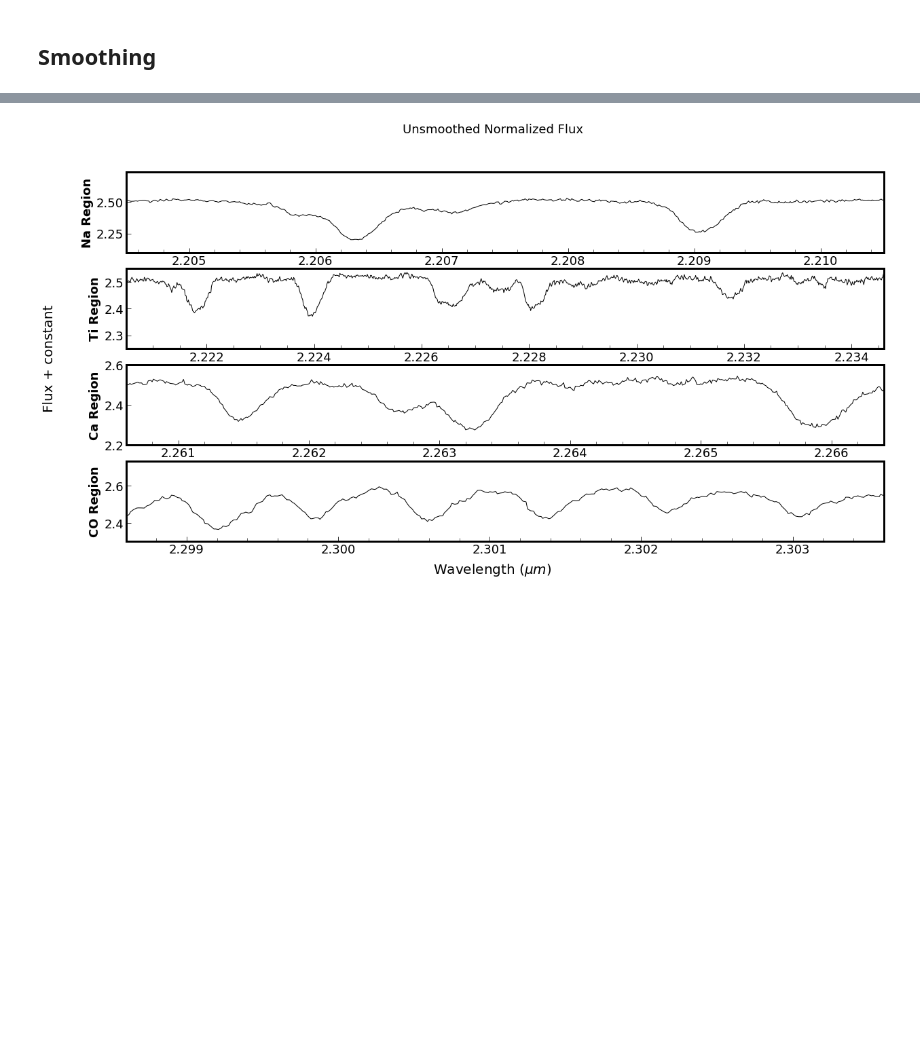
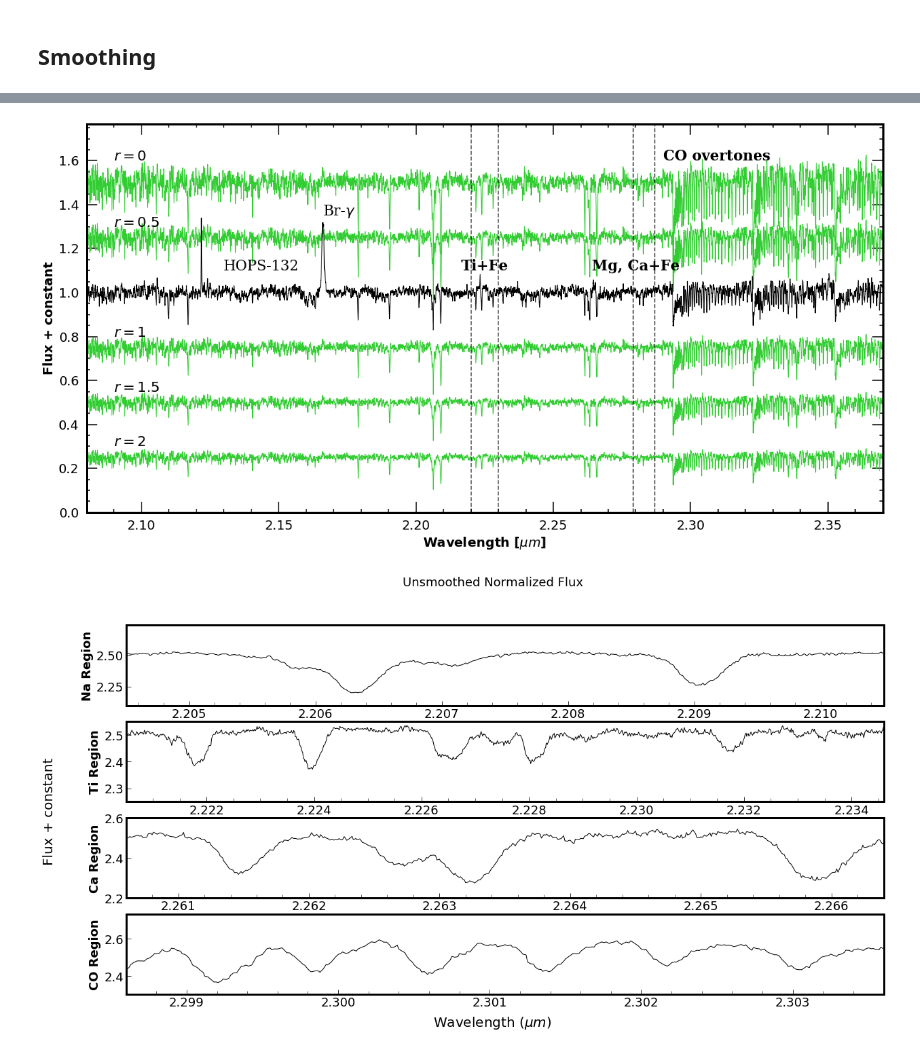
Before and after one commit to SavOliveira/IGRINS-Spectra, a Jupyter notebook: merged_standards_igrins.ipynb, the cells around one changed output, grey strips where cells are left out. Cells and saved outputs as stored; diff of their text form; code cells hidden in the pictures; blank space fills up the shorter version.

```diff
--- a/merged_standards_igrins.ipynb
+++ b/merged_standards_igrins.ipynb
@@ -604,3 +658,87 @@ plt.show()
+# %%
+# SciPy Savitzky-Golay filter settings
+filt_window = 7
+poly_order = 1
+# savgol_filter(x,window_length=filt_window,polyorder=poly_order)
+
+# Comment later because you're a lazy bum
+# plt.style.use('dark_background')
+fig,ax = plt.subplots(figsize=(20,10))
+
+# Standard
+
+# plt.plot(Lkca4_wavlen,savgol_filter((Lkca4_flux/Lkca4_medflux)-0.55,window_length=filt_window+4,polyorder=poly_order),linewidth=1,c='lime')
+
+# r = 0
+plt.plot(Lkca4_wavlen,savgol_filter(Lkca4_v1+.5,window_length=filt_window,polyorder=poly_order),linewidth=1,c='limegreen')
+# r = 0.5
+plt.plot(Lkca4_wavlen,savgol_filter(Lkca4_v2+.25,window_length=filt_window,polyorder=poly_order),linewidth=1,c='limegreen')
+# r = 1
+plt.plot(Lkca4_wavlen,savgol_filter(Lkca4_v3-.25,window_length=filt_window,polyorder=poly_order),linewidth=1,c='limegreen')
+# r = 1.5
+plt.plot(Lkca4_wavlen,savgol_filter(Lkca4_v4-.5,window_length=filt_window,polyorder=poly_order),linewidth=1,c='limegreen')
+# r = 2
+plt.plot(Lkca4_wavlen,savgol_filter(Lkca4_v5-.75,window_length=filt_window,polyorder=poly_order),linewidth=1,c='limegreen')
+
+# Protostar
+plt.plot(hops132_wavlen,savgol_filter(hops132_flux/hops132_medflux, window_length=filt_window+4, polyorder=poly_order),linewidth=1,c='black',label='HOPS-132')
+
+# Br-Gamma
+# ax.axvline(x=2.166,ls='dashed',color='black',alpha=0.4)
+ax.text(2.166,1.35,'Br-$\gamma$',fontfamily='serif')
+
+# Ti + Fe lines
+ax.axvline(x=2.22,ls='dashed',color='black',alpha=0.7)
+ax.axvline(x=2.23,ls='dashed',color='black',alpha=0.7)
+ax.text(2.225,1.1,"Ti+Fe",fontfamily='serif',weight='bold',ha='center')
+
+# Mg, Ca + Fe lines
+ax.axvline(x=2.279,ls='dashed',color='black',alpha=0.7)
+ax.axvline(x=2.287,ls='dashed',color='black',alpha=0.7)
+ax.text(2.28,1.1,"Mg, Ca+Fe",fontfamily='serif',weight='bold',ha='center')
+
+text_x = 2.09
+# Text for Veiling values
+ax.text(text_x,1.6,'$r=0$')
+ax.text(text_x,1.3,'$r=0.5$')
+ax.text(text_x,0.8,'$r=1$')
+ax.text(text_x,0.55,'$r=1.5$')
+ax.text(text_x,0.3,'$r=2$')
+
+
+ax.text(2.13,1.1,"HOPS-132",fontfamily='serif')
+
+# # CO Overtones
+ax.text(2.29,1.6,'CO overtones',color='black',weight='bold',fontfamily='serif')
+
+# ax.set_xscale('log')
+# ax.set_yscale('log')
+
+# Add minor ticks
+ax.tick_params(which='both',top=True,right=True)
+ax.xaxis.set_minor_locator(ticker.AutoMinorLocator())
+ax.yaxis.set_minor_locator(ticker.AutoMinorLocator())
+
+
+# Set the tick parameters
+ax.tick_params(axis='both', which='major', direction='in', width=1.5, length=15, pad=10)
+ax.tick_params(axis='both', which='minor', direction='in', width=1.5, length=5, pad=10)
+
+# plt.xlim(2.15,2.36)
+# ax.set_xlim(2.22,2.235)
+plt.xlim(2.08,2.37)
+plt.ylim(0)
+
+plt.xlabel('Wavelength [$\mu m$]')
+plt.ylabel('Flux + constant')
+
+# plt.legend()
+# plt.title('Smoothed Flux/Median Flux')
+plt.savefig(fig_path+'veiling_plot.png')
+
+plt.show()
+# %% [output]
+[figure, added]
 # %%
 # Comment later because you're a lazy bum
 fig,axs = plt.subplots(4,1,figsize=(20,10))
```
Also changed, not shown: parts of 7 cells of this notebook, 7 other files.
